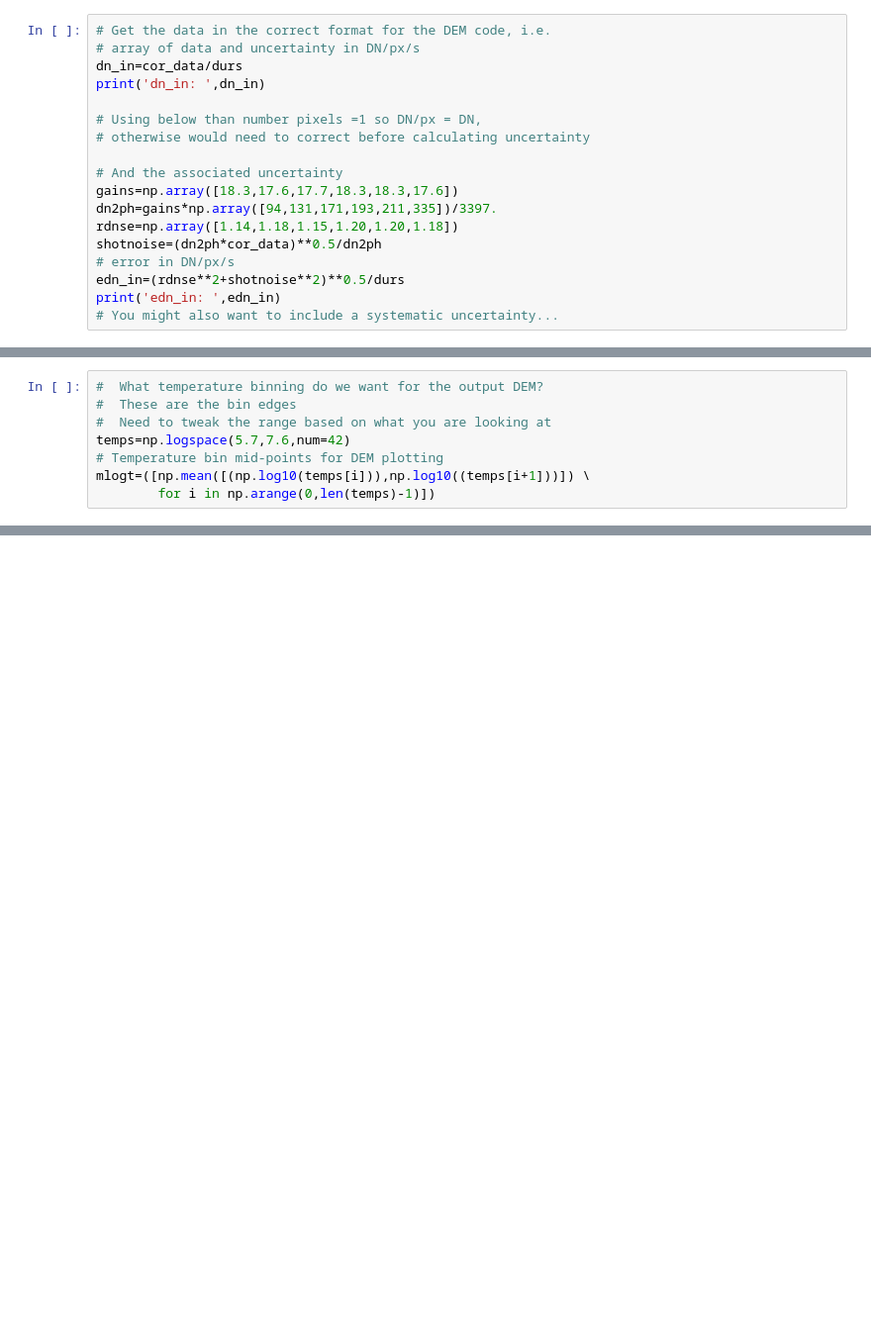
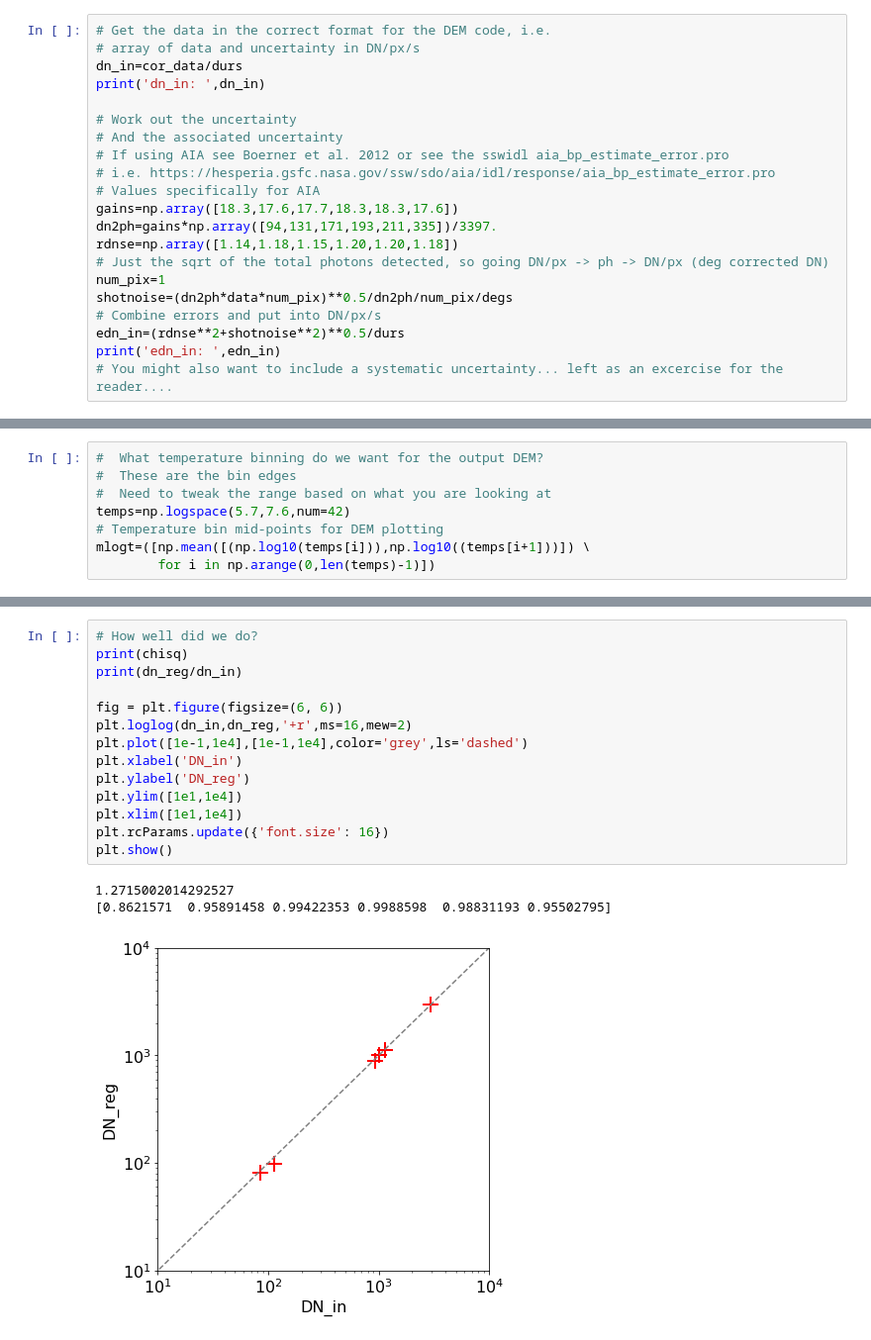
Before and after one commit to ianan/demreg, a Jupyter notebook: python/example_demregpy_aiapxl.ipynb, the cells around one changed output, grey strips where cells are left out. Shown at 99% size. Drawn from its saved outputs; the diff is of its cells as text; blank space fills up the shorter version.

Commit message:
update aia error calc

```diff
--- a/python/example_demregpy_aiapxl.ipynb
+++ b/python/example_demregpy_aiapxl.ipynb
@@ -158,18 +159,21 @@ for i in range(0,nf):
 dn_in=cor_data/durs
 print('dn_in: ',dn_in)
 
-# Using below than number pixels =1 so DN/px = DN,
-# otherwise would need to correct before calculating uncertainty
-
+# Work out the uncertainty
 # And the associated uncertainty
+# If using AIA see Boerner et al. 2012 or see the sswidl aia_bp_estimate_error.pro
+# i.e. https://hesperia.gsfc.nasa.gov/ssw/sdo/aia/idl/response/aia_bp_estimate_error.pro
+# Values specifically for AIA
 gains=np.array([18.3,17.6,17.7,18.3,18.3,17.6])
 dn2ph=gains*np.array([94,131,171,193,211,335])/3397.
 rdnse=np.array([1.14,1.18,1.15,1.20,1.20,1.18])
-shotnoise=(dn2ph*cor_data)**0.5/dn2ph
-# error in DN/px/s
+# Just the sqrt of the total photons detected, so going DN/px -> ph -> DN/px (deg corrected DN)
+num_pix=1
+shotnoise=(dn2ph*data*num_pix)**0.5/dn2ph/num_pix/degs
+# Combine errors and put into DN/px/s
 edn_in=(rdnse**2+shotnoise**2)**0.5/durs
 print('edn_in: ',edn_in)
-# You might also want to include a systematic uncertainty...
+# You might also want to include a systematic uncertainty... left as an excercise for the reader....
 # %% [output]
 dn_in:  [ 112.84095421  925.17073956 1140.76773171 2975.51955323 1015.74442877
    84.42902445]
@@ -205,3 +211,21 @@ total elapsed time = 0:00:00.004711
+# %%
+# How well did we do?
+print(chisq)
+print(dn_reg/dn_in)
+
+fig = plt.figure(figsize=(6, 6))
+plt.loglog(dn_in,dn_reg,'+r',ms=16,mew=2)
+plt.plot([1e-1,1e4],[1e-1,1e4],color='grey',ls='dashed')
+plt.xlabel('DN_in')
+plt.ylabel('DN_reg')
+plt.ylim([1e1,1e4])
+plt.xlim([1e1,1e4])
+plt.rcParams.update({'font.size': 16})
+plt.show()
+# %% [output]
+1.2715002014292527
+[0.8621571  0.95891458 0.99422353 0.9988598  0.98831193 0.95502795]
+[figure, added]
 # %%
 # # Previous way of manually running twice
 # # First time no weighting/normalisation, 2nd time using result from first runWork out the DEM
```
Also changed, not shown: parts of 4 cells of this notebook, 1 other file.
